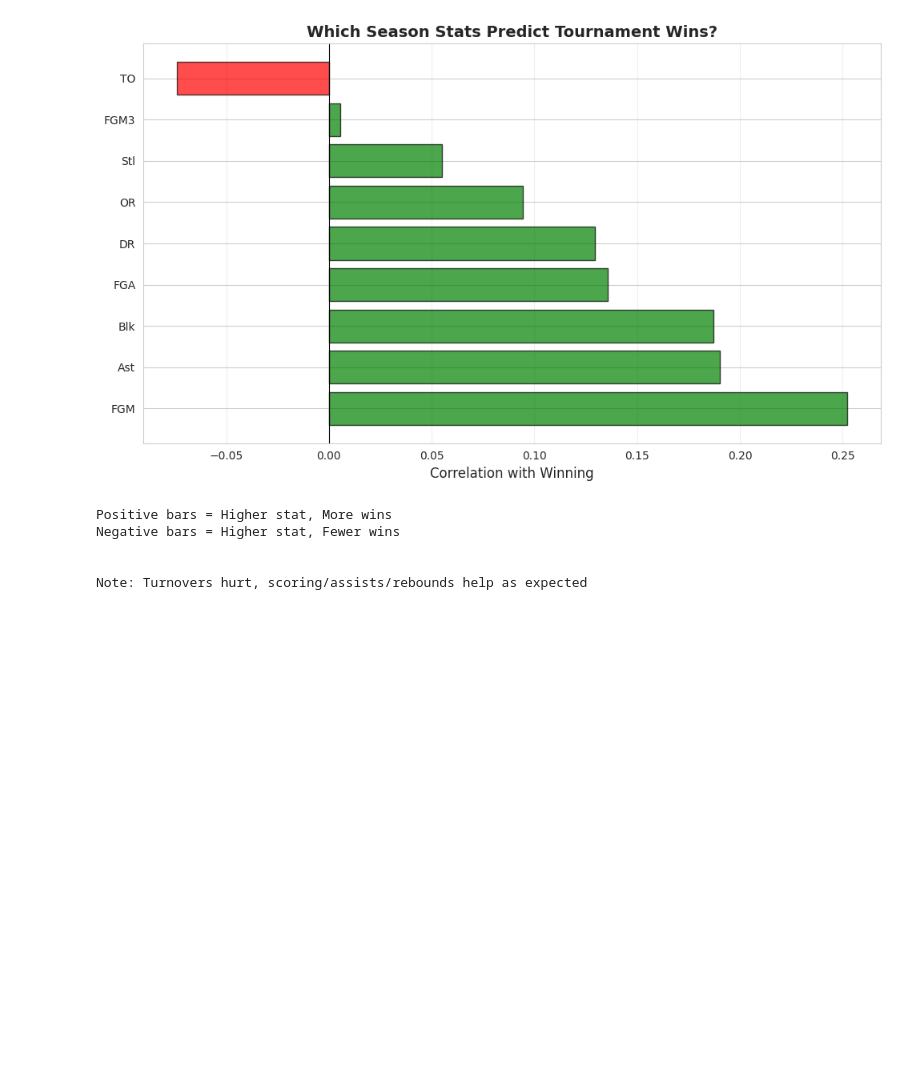
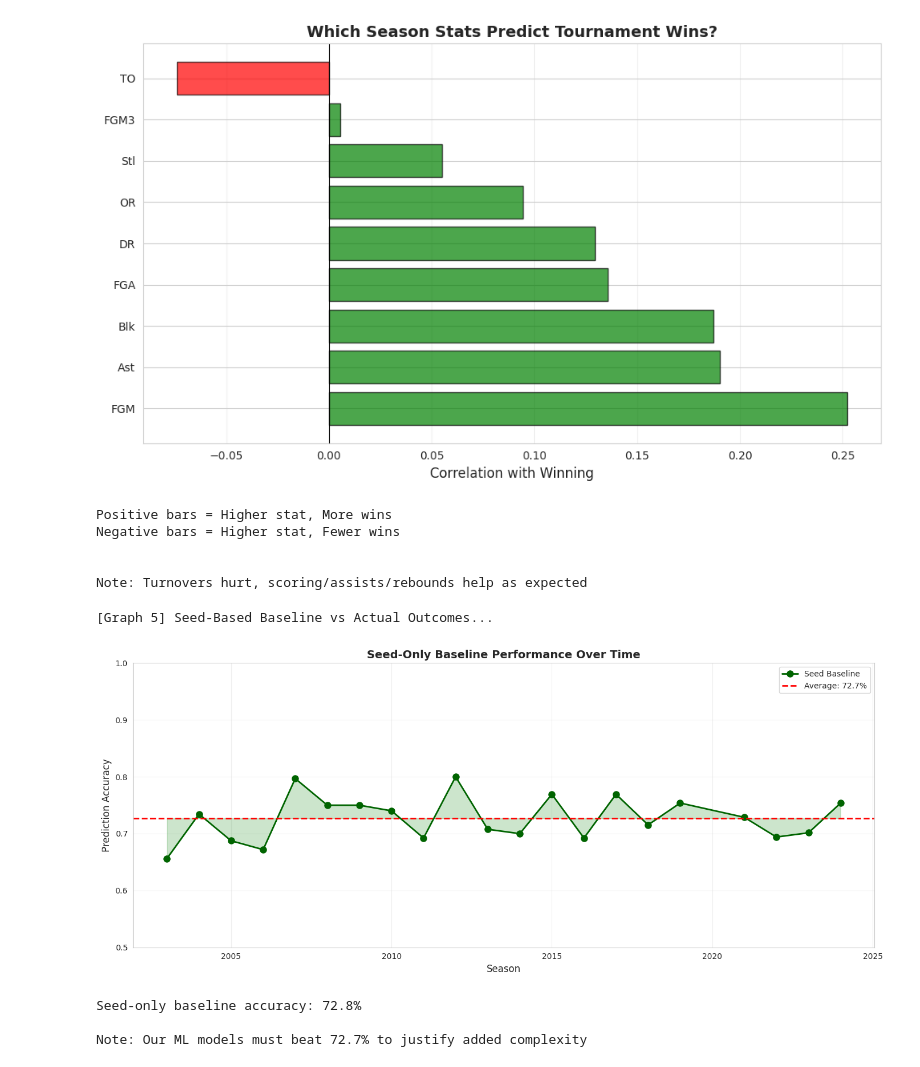
Before and after one commit to COMP3608-GROUP-9-PROJECT/COMP3608_PROJECT, a Jupyter notebook: DataPreProcessing.ipynb, the cells around one changed output. Cells and saved outputs as stored; diff of their text form; code cells hidden in the pictures; blank space fills up the shorter version.

Commit message:
Actual Wins vs Seed Predictions Graph

```diff
--- a/DataPreProcessing.ipynb
+++ b/DataPreProcessing.ipynb
@@ -654,3 +654,48 @@ Negative bars = Higher stat, Fewer wins
 
 
 Note: Turnovers hurt, scoring/assists/rebounds help as expected
+# %%
+# Comparing Actual Wins vs Seed Predictions
+
+print("[Graph 5] Seed-Based Baseline vs Actual Outcomes...")
+
+# Create baseline prediction: T1 wins if they have better seed
+tourneyData['SeedPrediction'] = (tourneyData['T1Seed'] < tourneyData['T2Seed']).astype(int)
+
+# Handle ties: if seeds are equal, predict based on rating
+ties = tourneyData['T1Seed'] == tourneyData['T2Seed']
+tourneyData.loc[ties, 'SeedPrediction'] = (tourneyData.loc[ties, 'T1Rating'] > tourneyData.loc[ties, 'T2Rating']).astype(int)
+
+# Calculate accuracy by season
+accuracy_by_season = tourneyData.groupby('Season').apply(
+    lambda x: (x['SeedPrediction'] == x['Win']).mean()
+).reset_index(name='Accuracy')
+
+fig, ax = plt.subplots(figsize=(14, 6))
+
+ax.plot(accuracy_by_season['Season'], accuracy_by_season['Accuracy'],
+        marker='o', linewidth=2, markersize=8, color='darkgreen', label='Seed Baseline')
+ax.axhline(y=accuracy_by_season['Accuracy'].mean(), color='red',
+           linestyle='--', linewidth=2, label=f"Average: {accuracy_by_season['Accuracy'].mean():.1%}")
+ax.fill_between(accuracy_by_season['Season'], accuracy_by_season['Accuracy'],
+                accuracy_by_season['Accuracy'].mean(), alpha=0.2, color='green')
+
+ax.set_xlabel('Season', fontsize=12)
+ax.set_ylabel('Prediction Accuracy', fontsize=12)
+ax.set_title('Seed-Only Baseline Performance Over Time', fontsize=14, fontweight='bold')
+ax.set_ylim(0.5, 1.0)
+ax.legend()
+ax.grid(alpha=0.3)
+
+plt.tight_layout()
+plt.show()
+
+overall_accuracy = (tourneyData['SeedPrediction'] == tourneyData['Win']).mean()
+print(f"Seed-only baseline accuracy: {overall_accuracy:.1%}")
+print("\nNote: Our ML models must beat 72.7% to justify added complexity")
+# %% [output]
+[Graph 5] Seed-Based Baseline vs Actual Outcomes...
+[figure, added]
+Seed-only baseline accuracy: 72.8%
+
+Note: Our ML models must beat 72.7% to justify added complexity
```
